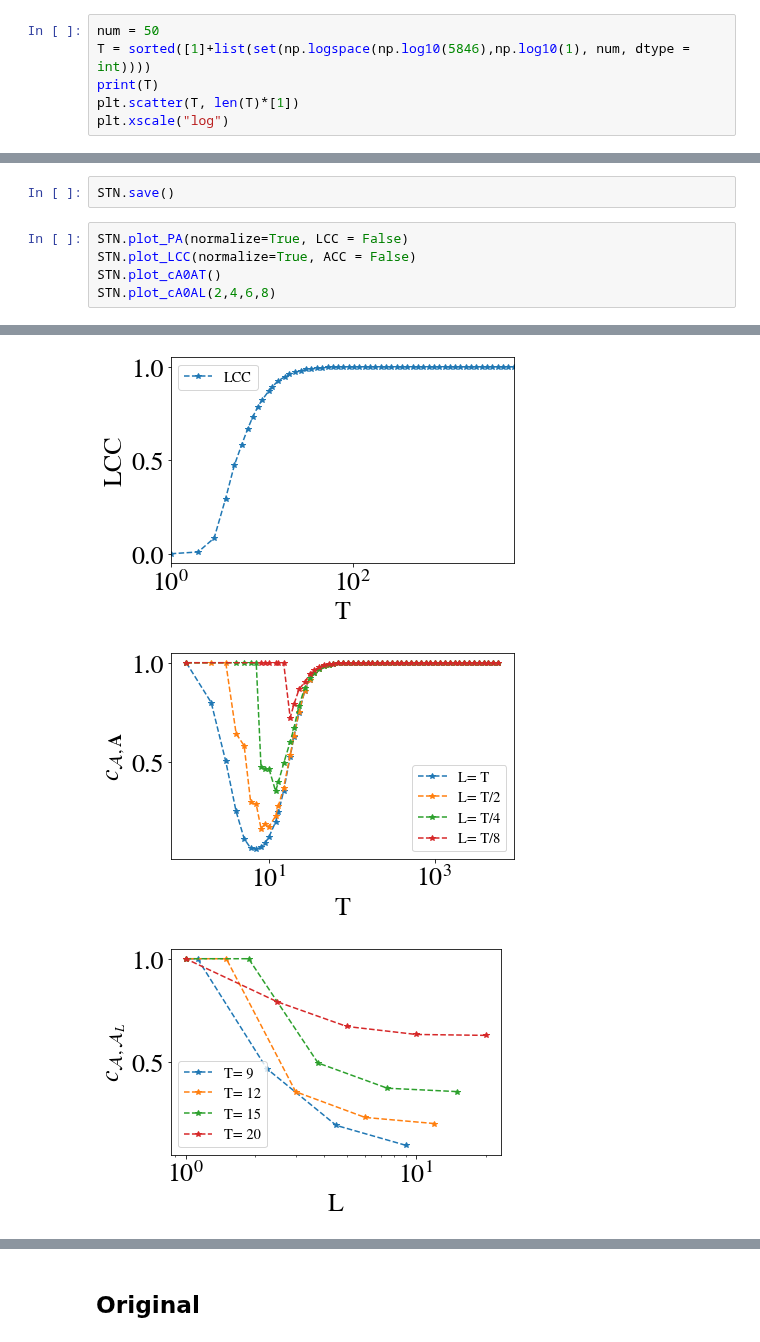
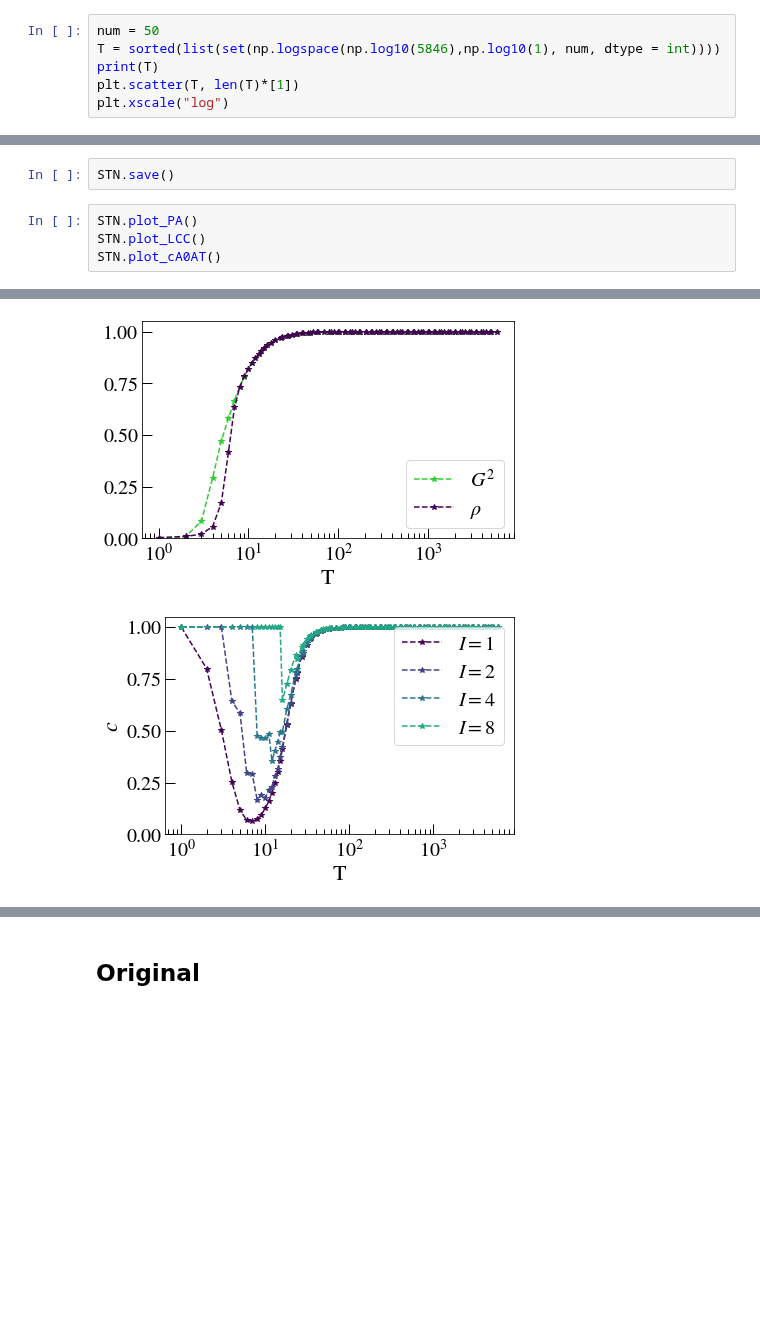
Before and after one commit to saemeon/SubTempNet, a Jupyter notebook: Simulations Empirical Temporal Networks.ipynb, the cells around one changed output, grey strips where cells are left out. Cells and saved outputs as stored; diff of their text form; blank space fills up the shorter version.

```diff
--- a/Simulations Empirical Temporal Networks.ipynb
+++ b/Simulations Empirical Temporal Networks.ipynb
@@ -64,6 +79,6 @@ STN = SubTempNet(filename, objname, directed= False, init = False)
 # %%
 num = 50
-T = sorted([1]+list(set(np.logspace(np.log10(5846),np.log10(1), num, dtype = int))))
+T = sorted(list(set(np.logspace(np.log10(5846),np.log10(1), num, dtype = int))))
 print(T)
 plt.scatter(T, len(T)*[1])
 plt.xscale("log")
@@ -78,8 +93,7 @@ Analyzing sample number 30 for samplelength  203 and  8 slices
 # %%
 STN.save()
 # %%
-STN.plot_PA(normalize=True, LCC = False)
-STN.plot_LCC(normalize=True, ACC = False)
+STN.plot_PA()
+STN.plot_LCC()
 STN.plot_cA0AT()
-STN.plot_cA0AL(2,4,6,8)
 # %% [output]
@@ -87,3 +101,2 @@ STN.plot_cA0AL(2,4,6,8)
-[figure, old version]
+[figure, new version]
-[figure, old version]
+[figure, new version]
-[figure, removed]
```
Also changed, not shown: parts of 65 cells of this notebook, 36 other files.
